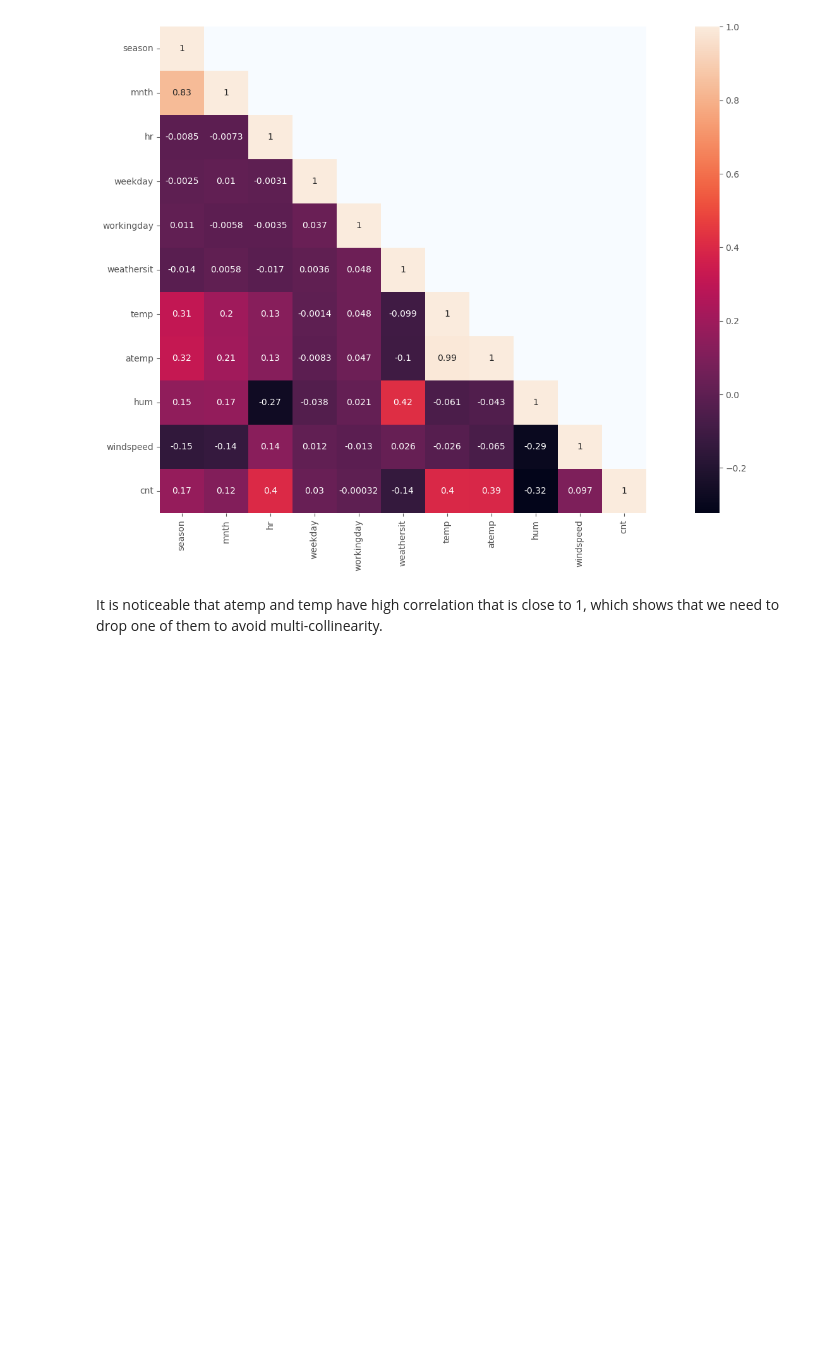
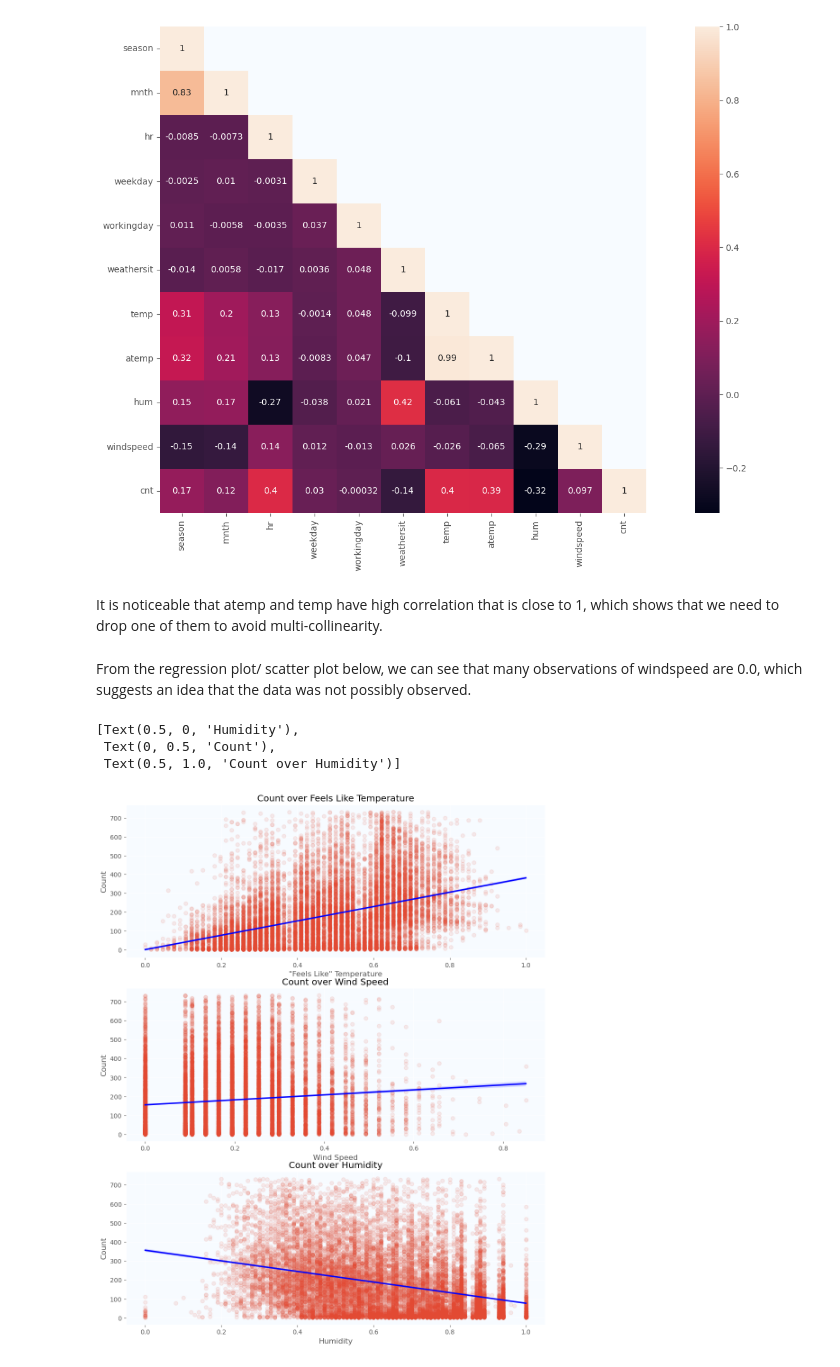
Before and after one commit to COGS118A/Group019-Wi23, a Jupyter notebook: Bike-EDA.ipynb, the cells around one changed output. Saved outputs shown, nothing was run; the diff lists cells and outputs as text; code cells hidden in the pictures; blank space fills up the shorter version.

```diff
--- a/Bike-EDA.ipynb
+++ b/Bike-EDA.ipynb
@@ -190,0 +201,18 @@ hourlyBicycleDataset = hourlyBicycleDataset.drop(['temp'], axis=1)
+# %% [markdown]
+From the regression plot/ scatter plot below, we can see that many observations of windspeed are 0.0, which suggests an idea that the data was not possibly observed.
+# %%
+fig, axes = plt.subplots(nrows=3)
+fig.set_size_inches(12,15)
+sns.regplot(x='atemp', y='cnt', data=hourlyBicycleDataset, ax=axes[0], scatter_kws={'alpha':0.1}, line_kws={'color':'blue'})
+axes[0].set(xlabel='"Feels Like" Temperature', ylabel='Count', title="Count over Feels Like Temperature")
+
+sns.regplot(x='windspeed', y='cnt', data=hourlyBicycleDataset, ax=axes[1], scatter_kws={'alpha':0.1}, line_kws={'color':'blue'})
+axes[1].set(xlabel='Wind Speed', ylabel='Count', title="Count over Wind Speed")
+
+sns.regplot(x='hum', y='cnt', data=hourlyBicycleDataset, ax=axes[2], scatter_kws={'alpha':0.1}, line_kws={'color':'blue'})
+axes[2].set(xlabel='Humidity', ylabel='Count', title="Count over Humidity")
+# %% [output]
+[Text(0.5, 0, 'Humidity'),
+ Text(0, 0.5, 'Count'),
+ Text(0.5, 1.0, 'Count over Humidity')]
+[figure, added]
```
Also changed, not shown: parts of 20 cells of this notebook.
